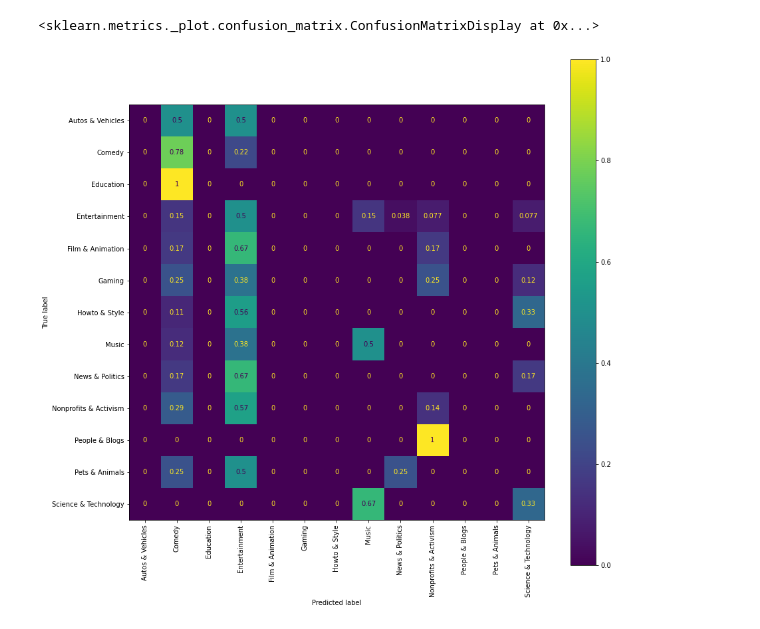
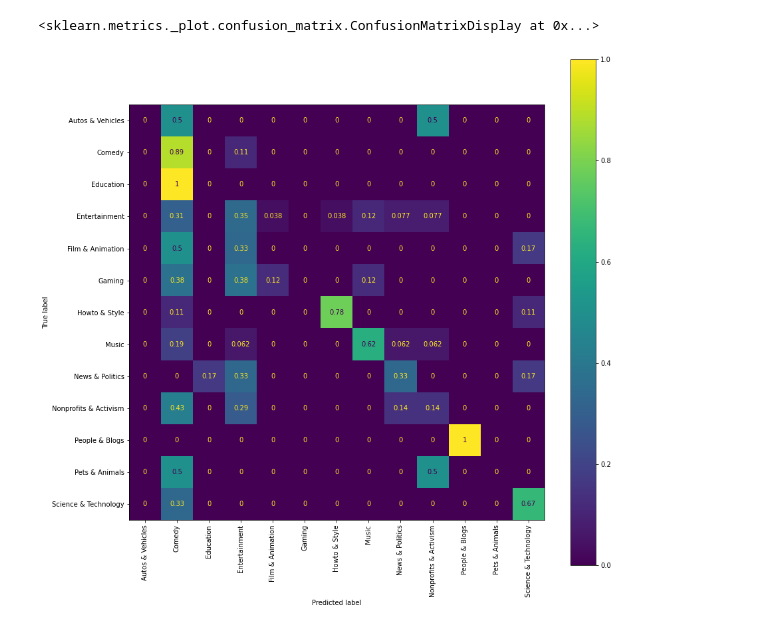
Before and after one commit to hejmsdz/youtube-trending-prediction, a Jupyter notebook: notebooks/03c_classifier_test.ipynb, the cells around one changed output. Cells and saved outputs as stored; diff of their text form; code cells hidden in the pictures.

```diff
--- a/notebooks/03c_classifier_test.ipynb
+++ b/notebooks/03c_classifier_test.ipynb
@@ -86,16 +160,16 @@ for k in range(1, 17, 2):
 # %%
 from sklearn.metrics import plot_confusion_matrix
 
 def get_classifier():
-    return KNeighborsClassifier(n_neighbors=13)
+    return KNeighborsClassifier(n_neighbors=5)
 
 model = get_classifier()
 model.fit(x_train, y_train)
 plt.figure(figsize=(14, 14))
 plot_confusion_matrix(model, x_test, y_test, xticks_rotation=90, normalize='true', ax=plt.axes())
 # %% [output]
 <sklearn.metrics._plot.confusion_matrix.ConfusionMatrixDisplay at 0x...>
-[figure, old version]
+[figure, new version]
 # %%
 k = 5
 cv = np.random.randint(k, size=len(df))
```
Also changed, not shown: parts of 5 cells of this notebook, 2 other files.
